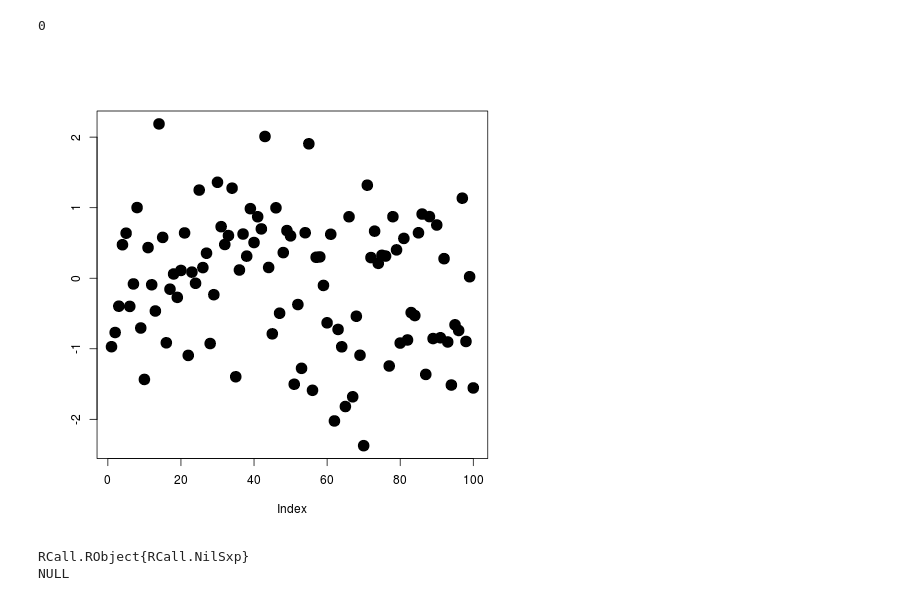
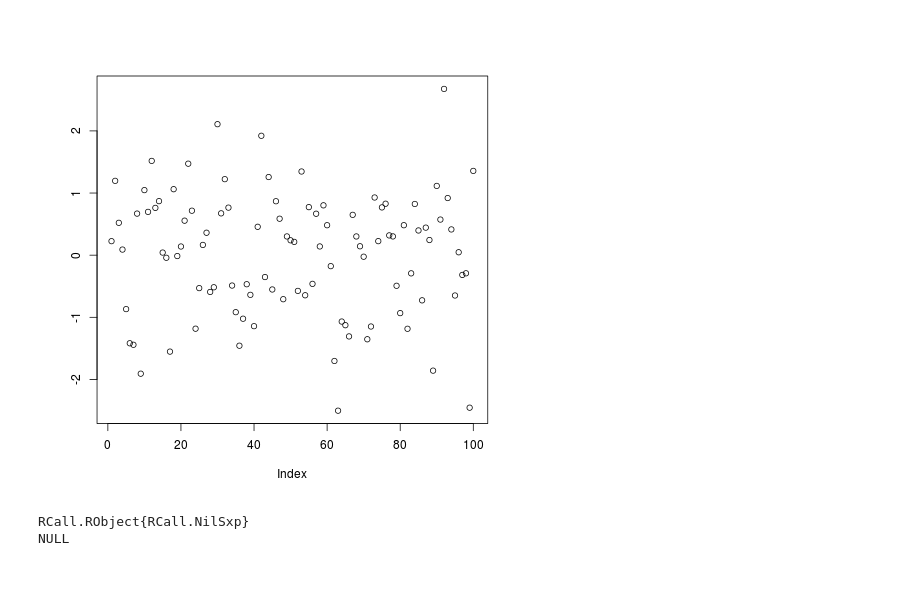
Before and after one commit to luiarthur/play_scala, a Jupyter notebook: ijulia/my_first_ijulia.ipynb, the cells around one changed output. Cells and saved outputs as stored; diff of their text form; code cells hidden in the pictures.

```diff
--- a/ijulia/my_first_ijulia.ipynb
+++ b/ijulia/my_first_ijulia.ipynb
@@ -1,15 +1,11 @@
 # %%
 using RCall
-R_plot = R"plot"
-0
+r_plot = R"plot"
+r_plot(randn(100),ylab="")
 # %% [output]
+[figure, added]
-0
+RCall.RObject{RCall.NilSxp}
+NULL
-# %%
-R_plot(randn(100),ylab="",pch=20,cex=3)
-# %% [output]
-[figure, removed]
-RCall.RObject{RCall.NilSxp}
-NULL
 # %%
 using PyPlot
 
```
Also changed, not shown: parts of 1 cell of this notebook.
